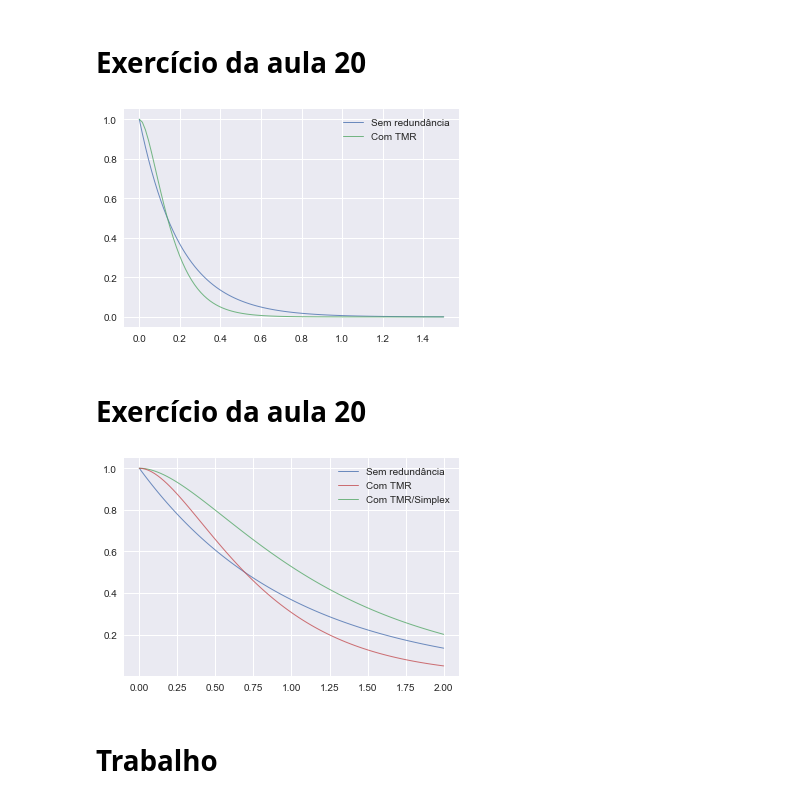
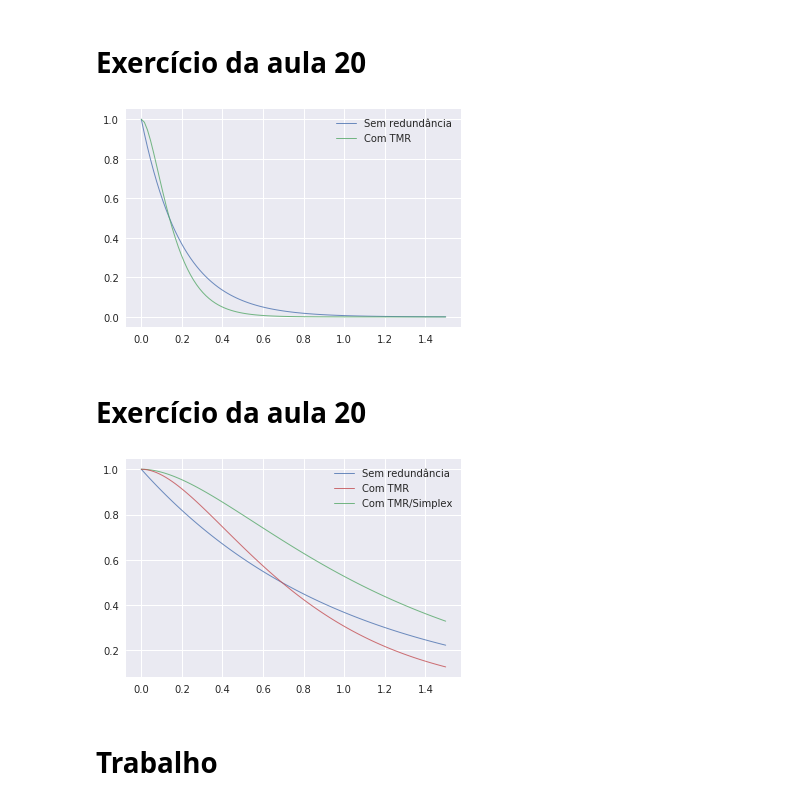
Before and after one commit to carlosemidio/IMD0033_Probabilidade, a Jupyter notebook: Atividades/Unidade 03/Atividade 2/Distribuições contínuas e análise de confiabilidade.ipynb, the cells around one changed output. Saved outputs shown, nothing was run; the diff lists cells and outputs as text; code cells hidden in the pictures.

```diff
--- a/Atividades/Unidade 03/Atividade 2/Distribuições contínuas e análise de confiabilidade.ipynb
+++ b/Atividades/Unidade 03/Atividade 2/Distribuições contínuas e análise de confiabilidade.ipynb
@@ -117,7 +112,7 @@ x = np.linspace(0, 1.5, 100)
 
 
 reli_x= reliability(x, 5)
-tmr_x = TMR(reli_x)
+tmr_x = NMR(reli_x, 3)
 
 blue_line, = plt.plot(x, reli_x, lw=1, alpha=0.8, label='Sem redundância')
 green_line, = plt.plot(x, tmr_x, lw=1, alpha=0.8, label='Com TMR')
@@ -126,25 +121,25 @@ plt.legend(handles=[blue_line, green_line])
 
 plt.show()
 # %% [output]
-[figure, old version]
+[figure, new version]
 # %% [markdown]
 # Exercício da aula 20
 # %%
-x = np.linspace(0, 2, 100)
+x = np.linspace(0, 1.5, 100)
 
 
 reli_x= reliability(x, 1)
-tmr_x = TMR(reli_x)
+tmr_x = NMR(reli_x, 3)
 tmr_simp_x = TMR_simplex(reli_x)
 
 blue_line, = plt.plot(x, reli_x, lw=1, alpha=0.8, label='Sem redundância')
 green_line, = plt.plot(x, tmr_simp_x, lw=1, alpha=0.8, label='Com TMR/Simplex')
 red_line, = plt.plot(x, tmr_x, lw=1, alpha=0.8, label='Com TMR')
 
 plt.legend(handles=[blue_line, red_line, green_line])
 
 plt.show()
 # %% [output]
-[figure, old version]
+[figure, new version]
 # %% [markdown]
 # Trabalho
```
Also changed, not shown: parts of 7 cells of this notebook.
